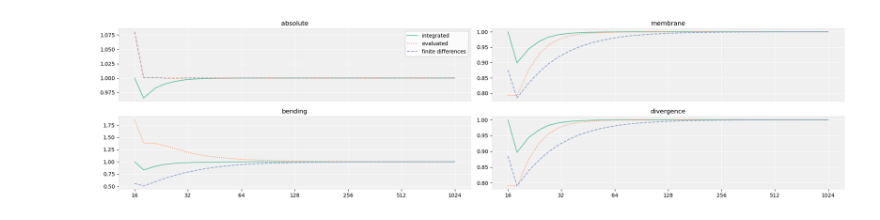
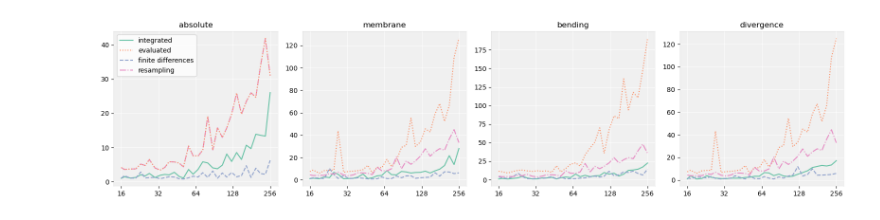
Before and after one commit to balbasty/torch-interpol, a Jupyter notebook: examples/bsplines.ipynb, the cells around one changed output. Saved outputs shown, nothing was run; the diff lists cells and outputs as text; code cells hidden in the pictures.

Commit message:
WIP: mean squared error upsampling

```diff
--- a/examples/bsplines.ipynb
+++ b/examples/bsplines.ipynb
@@ -623,14 +298,17 @@ for shape, vx in zip(shapes, vxs):
 # %%
 
-plt.figure(figsize=(20, 5))
-colors = NodeColors(range(4))
+plt.figure(figsize=(16, 4))
+colors = NodeColors(range(5))
+
+gridshape = (1, 4)
 
 # plt.set_cmap()
-plt.subplot(2, 2, 1)
+plt.subplot(*gridshape, 1)
 plt.grid(color='white')
-plt.plot(shapes, list(map(lambda x: x / absolute_exact[0], absolute_exact)), color=colors[0])
-plt.plot(shapes, list(map(lambda x: x / absolute_exact[0], absolute_approx)), ':', color=colors[1], zorder=100)
-plt.plot(shapes, list(map(lambda x: x / absolute_exact[0], absolute_fd)), '--', color=colors[2])
+plt.plot(shapes, list(map(lambda x: x / time_absolute_exact[0], time_absolute_exact)), color=colors[0])
+plt.plot(shapes, list(map(lambda x: x / time_absolute_exact[0], time_absolute_approx)), ':', color=colors[1], zorder=100)
+plt.plot(shapes, list(map(lambda x: x / time_absolute_exact[0], time_absolute_fd)), '--', color=colors[2])
+plt.plot(shapes, list(map(lambda x: x / time_absolute_exact[0], time_resize)), '-.', color=colors[3])
 plt.gca().set_xscale('log')
 plt.gca().set_facecolor('#0F0F0F0F')
 plt.gca().spines['top'].set_color('#0F0F0F0F')
@@ -638,62 +316,72 @@ plt.gca().spines['bottom'].set_color('#0F0F0F0F')
 plt.gca().spines['left'].set_color('#0F0F0F0F')
 plt.gca().spines['right'].set_color('#0F0F0F0F')
 # plt.gca().set_yscale('log')
-plt.xticks([SHAPE * 2**f for f in range(MAXFAC+1)], [''] * (MAXFAC+1))
-plt.gca().tick_params(axis='x', color='w')
+# plt.xticks([SHAPE * 2**f for f in range(MAXFAC+1)], [''] * (MAXFAC+1))
+plt.xticks([SHAPE * 2**f for f in range(MAXFAC+1)],
+           map(str, [SHAPE * 2**f for f in range(MAXFAC+1)]))
+# plt.gca().tick_params(axis='x', color='w')
 plt.minorticks_off()
-plt.legend(['integrated', 'evaluated', 'finite differences'])
+plt.legend(['integrated', 'evaluated', 'finite differences', 'resampling'])
 plt.title('absolute')
-plt.subplot(2, 2, 2)
+
+plt.subplot(*gridshape, 2)
 plt.grid(color='white')
-plt.plot(shapes, list(map(lambda x: x / membrane_exact[0], membrane_exact)), color=colors[0])
-plt.plot(shapes, list(map(lambda x: x / membrane_exact[0], membrane_approx)), ':', color=colors[1])
-plt.plot(shapes, list(map(lambda x: x / membrane_exact[0], membrane_fd)), '--', color=colors[2])
+plt.plot(shapes, list(map(lambda x: x / time_membrane_exact[0], time_membrane_exact)), color=colors[0])
+plt.plot(shapes, list(map(lambda x: x / time_membrane_exact[0], time_membrane_approx)), ':', color=colors[1])
+plt.plot(shapes, list(map(lambda x: x / time_membrane_exact[0], time_membrane_fd)), '--', color=colors[2])
+plt.plot(shapes, list(map(lambda x: x / time_membrane_exact[0], time_resize)), '-.', color=colors[3])
 plt.gca().set_xscale('log')
 plt.gca().set_facecolor('#0F0F0F0F')
 plt.gca().spines['top'].set_color('#0F0F0F0F')
 plt.gca().spines['bottom'].set_color('#0F0F0F0F')
 plt.gca().spines['left'].set_color('#0F0F0F0F')
 plt.gca().spines['right'].set_color('#0F0F0F0F')
+# plt.gca().tick_params(axis='x', color='w')
 # plt.gca().set_yscale('log')
-plt.xticks([SHAPE * 2**f for f in range(MAXFAC+1)], [''] * (MAXFAC+1))
-plt.gca().tick_params(axis='x', color='w')
+# plt.xticks([SHAPE * 2**f for f in range(MAXFAC+1)], [''] * (MAXFAC+1))
+plt.xticks([SHAPE * 2**f for f in range(MAXFAC+1)],
+           map(str, [SHAPE * 2**f for f in range(MAXFAC+1)]))
 plt.minorticks_off()
 plt.title('membrane')
-plt.subplot(2, 2, 3)
+
+plt.subplot(*gridshape, 3)
 plt.grid(color='white')
-plt.plot(shapes, list(map(lambda x: x / bending_exact[0], bending_exact)), color=colors[0])
-plt.plot(shapes, list(map(lambda x: x / bending_exact[0], bending_approx)), ':', color=colors[1])
-plt.plot(shapes, list(map(lambda x: x / bending_exact[0], bending_fd)), '--', color=colors[2])
+plt.plot(shapes, list(map(lambda x: x / time_bending_exact[0], time_bending_exact)), color=colors[0])
+plt.plot(shapes, list(map(lambda x: x / time_bending_exact[0], time_bending_approx)), ':', color=colors[1])
+plt.plot(shapes, list(map(lambda x: x / time_bending_exact[0], time_bending_fd)), '--', color=colors[2])
+plt.plot(shapes, list(map(lambda x: x / time_bending_exact[0], time_resize)), '-.', color=colors[3])
 plt.gca().set_xscale('log')
 plt.gca().set_facecolor('#0F0F0F0F')
 plt.gca().spines['top'].set_color('#0F0F0F0F')
 plt.gca().spines['bottom'].set_color('#0F0F0F0F')
 plt.gca().spines['left'].set_color('#0F0F0F0F')
 plt.gca().spines['right'].set_color('#0F0F0F0F')
 # plt.gca().set_yscale('log')
 plt.xticks([SHAPE * 2**f for f in range(MAXFAC+1)],
            map(str, [SHAPE * 2**f for f in range(MAXFAC+1)]))
 plt.minorticks_off()
 plt.title('bending')
-plt.subplot(2, 2, 4)
+
+plt.subplot(*gridshape, 4)
 plt.grid(color='white')
-plt.plot(shapes, list(map(lambda x: x / div_exact[0], div_exact)), color=colors[0])
-plt.plot(shapes, list(map(lambda x: x / div_exact[0], div_approx)), ':', color=colors[1])
-plt.plot(shapes, list(map(lambda x: x / div_exact[0], div_fd)), '--', color=colors[2])
+plt.plot(shapes, list(map(lambda x: x / time_div_exact[0], time_div_exact)), color=colors[0])
+plt.plot(shapes, list(map(lambda x: x / time_div_exact[0], time_div_approx)), ':', color=colors[1])
+plt.plot(shapes, list(map(lambda x: x / time_div_exact[0], time_div_fd)), '--', color=colors[2])
+plt.plot(shapes, list(map(lambda x: x / time_div_exact[0], time_resize)), '-.', color=colors[3])
 plt.gca().set_xscale('log')
 plt.gca().set_facecolor('#0F0F0F0F')
 plt.gca().spines['top'].set_color('#0F0F0F0F')
 plt.gca().spines['bottom'].set_color('#0F0F0F0F')
 plt.gca().spines['left'].set_color('#0F0F0F0F')
 plt.gca().spines['right'].set_color('#0F0F0F0F')
 plt.xticks([SHAPE * 2**f for f in range(MAXFAC+1)],
            map(str, [SHAPE * 2**f for f in range(MAXFAC+1)]))
 plt.minorticks_off()
 plt.title('divergence')
 
 
 plt.tight_layout()
-plt.savefig('/Users/yb947/Dropbox/papers/YB24_splinereg/errors.pdf')
+plt.savefig('/Users/yb947/Dropbox/papers/YB24_splinereg/speed.pdf')
 plt.show()
 # %% [output]
-[figure, old version]
+[figure, new version]
```
Also changed, not shown: parts of 12 cells of this notebook, 7 other files.
